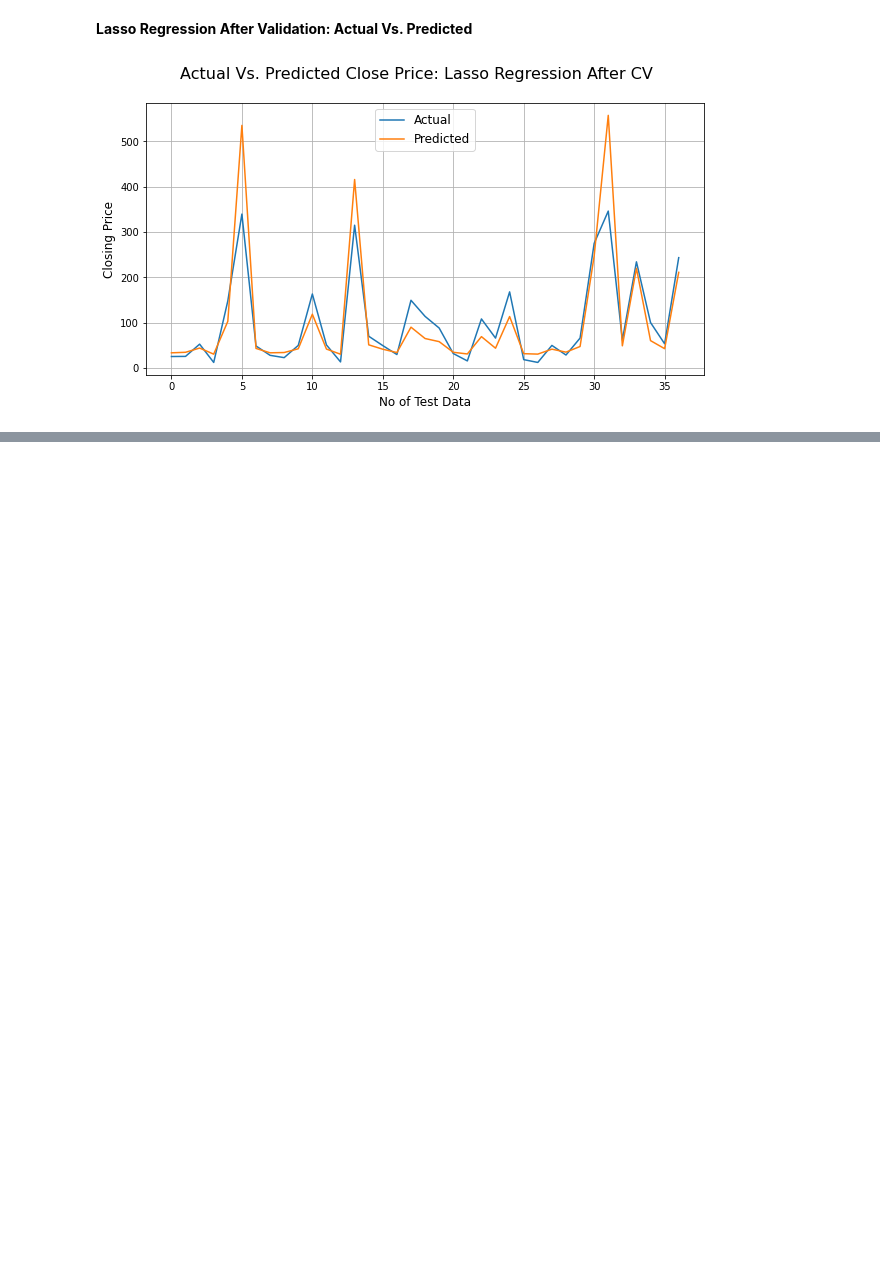
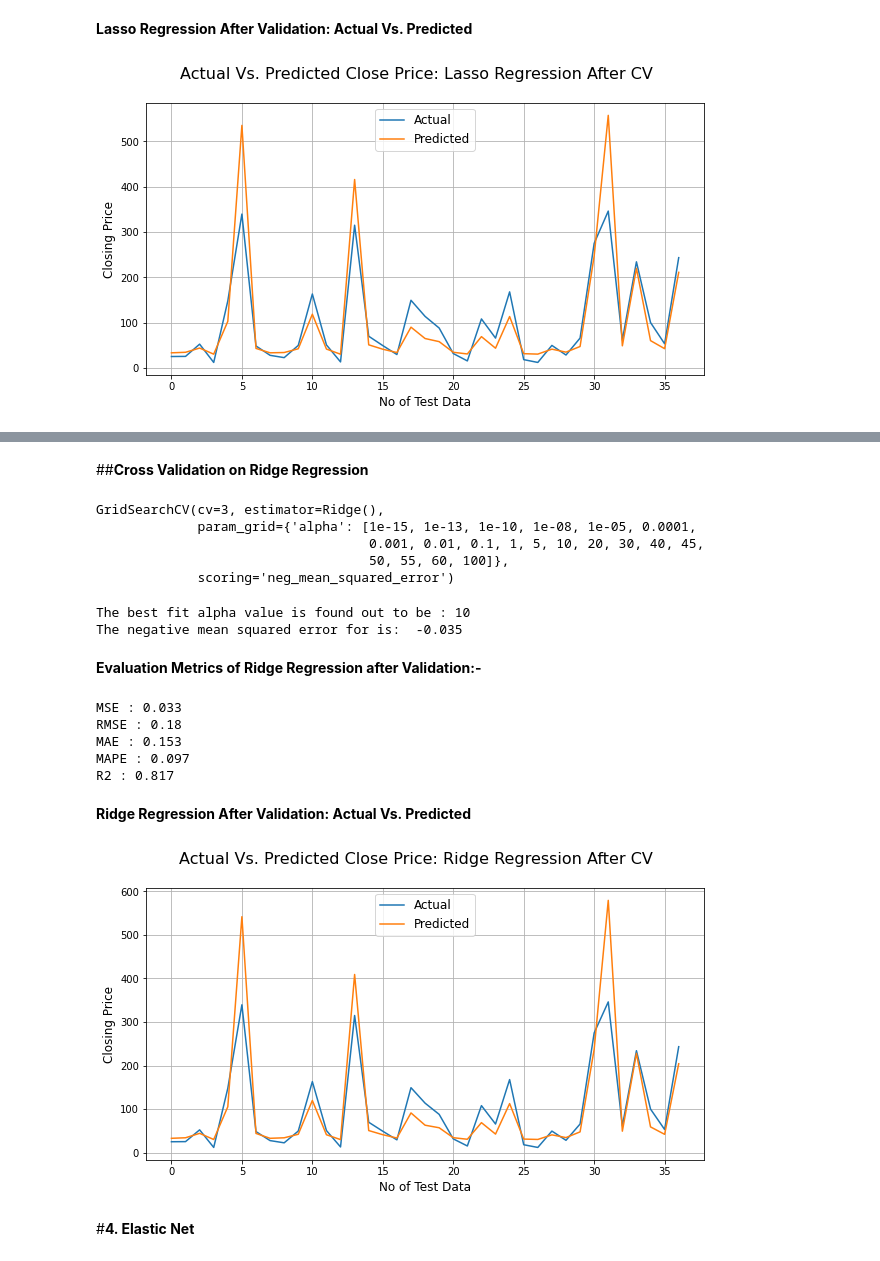
Before and after one commit to Pintu1-data/Yes-Bank-Stock-Closing-Price-Prediction, a Jupyter notebook: Yes_Bank_Stock_Closing_Price_Prediction_Pintu.ipynb, the cells around one changed output, grey strips where cells are left out. Saved outputs shown, nothing was run; the diff lists cells and outputs as text; code cells hidden in the pictures; blank space fills up the shorter version.

```diff
--- a/Yes_Bank_Stock_Closing_Price_Prediction_Pintu.ipynb
+++ b/Yes_Bank_Stock_Closing_Price_Prediction_Pintu.ipynb
@@ -481,0 +525,56 @@ plt.grid()
+# %% [markdown]
+##**Cross Validation on Ridge Regression**
+# %%
+# Hyper-Parameter Tuning for Lasso Regression
+
+ridge_cv = Ridge()
+parameters = {'alpha':[1e-15,1e-13,1e-10,1e-8,1e-5,1e-4,1e-3,1e-2,1e-1,1,5,10,20,30,40,45,50,55,60,100]}
+ridge_model_cv = GridSearchCV(ridge_cv, parameters,scoring = 'neg_mean_squared_error',cv = 3)
+# %%
+ridge_model_cv.fit(X_train,y_train)
+# %% [output]
+GridSearchCV(cv=3, estimator=Ridge(),
+             param_grid={'alpha': [1e-15, 1e-13, 1e-10, 1e-08, 1e-05, 0.0001,
+                                   0.001, 0.01, 0.1, 1, 5, 10, 20, 30, 40, 45,
+                                   50, 55, 60, 100]},
+             scoring='neg_mean_squared_error')
+# %%
+print("The best fit alpha value is found out to be :" ,ridge_model_cv.best_params_['alpha'])
+print("The negative mean squared error for is: ", round(ridge_model_cv.best_score_,3))
+# %% [output]
+The best fit alpha value is found out to be : 10
+The negative mean squared error for is:  -0.035
+# %%
+#prediction of test data.
+y_pred_ridge_cv = ridge_model_cv.predict(X_test)
+# %% [markdown]
+**Evaluation Metrics of Ridge Regression after Validation:-**
+# %%
+# Test Performance of ridge regression model after validation
+print("MSE :",round(mean_squared_error(y_test, y_pred_ridge_cv), 3))
+print("RMSE :",round(math.sqrt(mean_squared_error(y_test, y_pred_ridge_cv)),3))
+print("MAE :",round(mean_absolute_error(y_test, y_pred_ridge_cv),3))
+print("MAPE :",round(mean_absolute_percentage_error(y_test, y_pred_ridge_cv),3))
+print("R2 :",round(r2_score(y_test, y_pred_ridge_cv), 3))
+# %% [output]
+MSE : 0.033
+RMSE : 0.18
+MAE : 0.153
+MAPE : 0.097
+R2 : 0.817
+# %% [markdown]
+**Ridge Regression After Validation: Actual Vs. Predicted**
+# %%
+# Actual Price vs. Predicted Price for Ridge Regression after Validation Plotting
+plt.figure(figsize=(10,5))
+plt.plot(10**(np.array(y_test)))
+plt.plot(10**(y_pred_ridge_cv))
+plt.suptitle('Actual Vs. Predicted Close Price: Ridge Regression After CV', fontsize=16)
+plt.legend(['Actual','Predicted'], fontsize=12)
+plt.xlabel('No of Test Data', fontsize=12)
+plt.ylabel('Closing Price', fontsize=12)
+plt.grid()
+# %% [output]
+[figure, added]
+# %% [markdown]
+#**4. Elastic Net**
```
Also changed, not shown: parts of 17 cells of this notebook.
